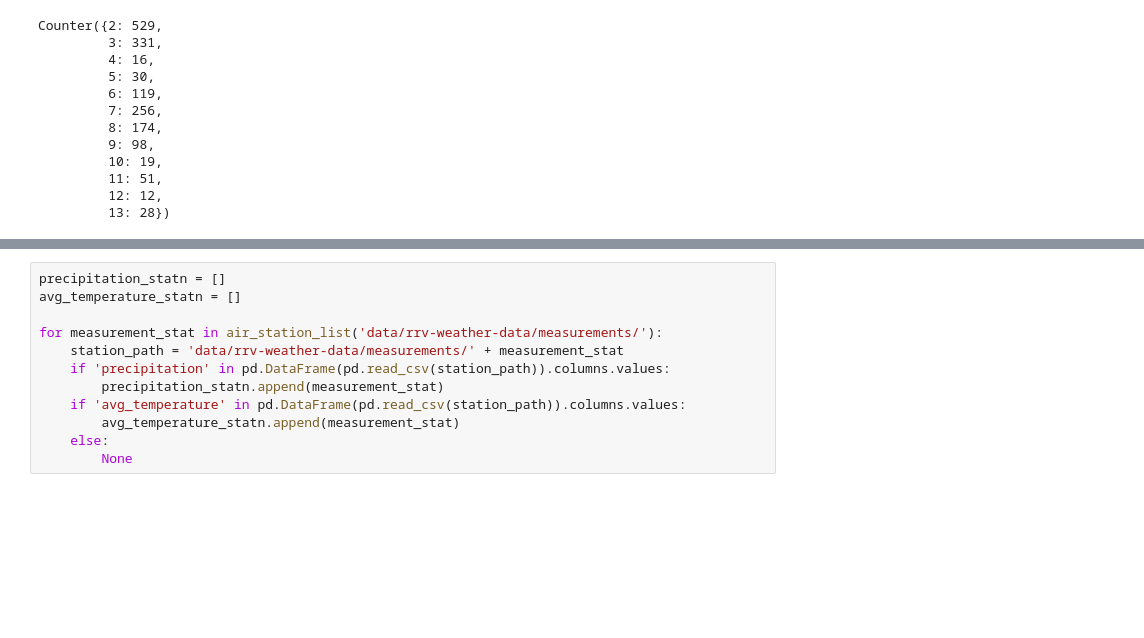
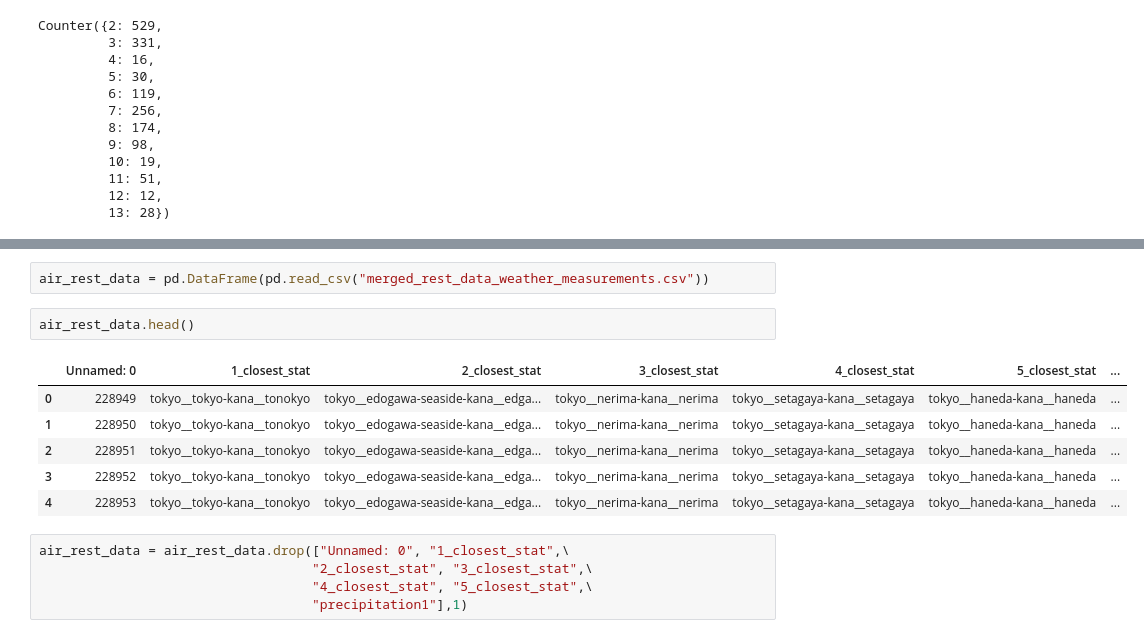
Before and after one commit to adcengiz/japanrestforecast, a Jupyter notebook: thedata.ipynb, the cells around one changed output, grey strips where cells are left out. Drawn from its saved outputs; the diff is of its cells as text; blank space fills up the shorter version.

```diff
--- a/thedata.ipynb
+++ b/thedata.ipynb
@@ -722,12 +694,16 @@ Counter({'Unnamed: 0': 1663,
-# %%
-precipitation_statn = []
-avg_temperature_statn = []
-
-for measurement_stat in air_station_list('data/rrv-weather-data/measurements/'):
-    station_path = 'data/rrv-weather-data/measurements/' + measurement_stat
-    if 'precipitation' in pd.DataFrame(pd.read_csv(station_path)).columns.values:
-        precipitation_statn.append(measurement_stat)
-    if 'avg_temperature' in pd.DataFrame(pd.read_csv(station_path)).columns.values:
-        avg_temperature_statn.append(measurement_stat)
-    else:
-        None
+# %%
+air_rest_data = pd.DataFrame(pd.read_csv("merged_rest_data_weather_measurements.csv"))
+# %%
+air_rest_data.head()
+# %% [output]
+|  | Unnamed: 0 | 1_closest_stat | 2_closest_stat | 3_closest_stat | 4_closest_stat | 5_closest_stat | ... |
+| 0 | 228949 | tokyo__tokyo-kana__tonokyo | tokyo__edogawa-seaside-kana__edga... | tokyo__nerima-kana__nerima | tokyo__setagaya-kana__setagaya | tokyo__haneda-kana__haneda | ... |
+| 1 | 228950 | tokyo__tokyo-kana__tonokyo | tokyo__edogawa-seaside-kana__edga... | tokyo__nerima-kana__nerima | tokyo__setagaya-kana__setagaya | tokyo__haneda-kana__haneda | ... |
+| 2 | 228951 | tokyo__tokyo-kana__tonokyo | tokyo__edogawa-seaside-kana__edga... | tokyo__nerima-kana__nerima | tokyo__setagaya-kana__setagaya | tokyo__haneda-kana__haneda | ... |
+| 3 | 228952 | tokyo__tokyo-kana__tonokyo | tokyo__edogawa-seaside-kana__edga... | tokyo__nerima-kana__nerima | tokyo__setagaya-kana__setagaya | tokyo__haneda-kana__haneda | ... |
+| 4 | 228953 | tokyo__tokyo-kana__tonokyo | tokyo__edogawa-seaside-kana__edga... | tokyo__nerima-kana__nerima | tokyo__setagaya-kana__setagaya | tokyo__haneda-kana__haneda | ... |
+# %%
+air_rest_data = air_rest_data.drop(["Unnamed: 0", "1_closest_stat",\
+                                   "2_closest_stat", "3_closest_stat",\
+                                   "4_closest_stat", "5_closest_stat",\
+                                   "precipitation1"],1)
```
Also changed, not shown: parts of 30 cells of this notebook, 11 other files.
